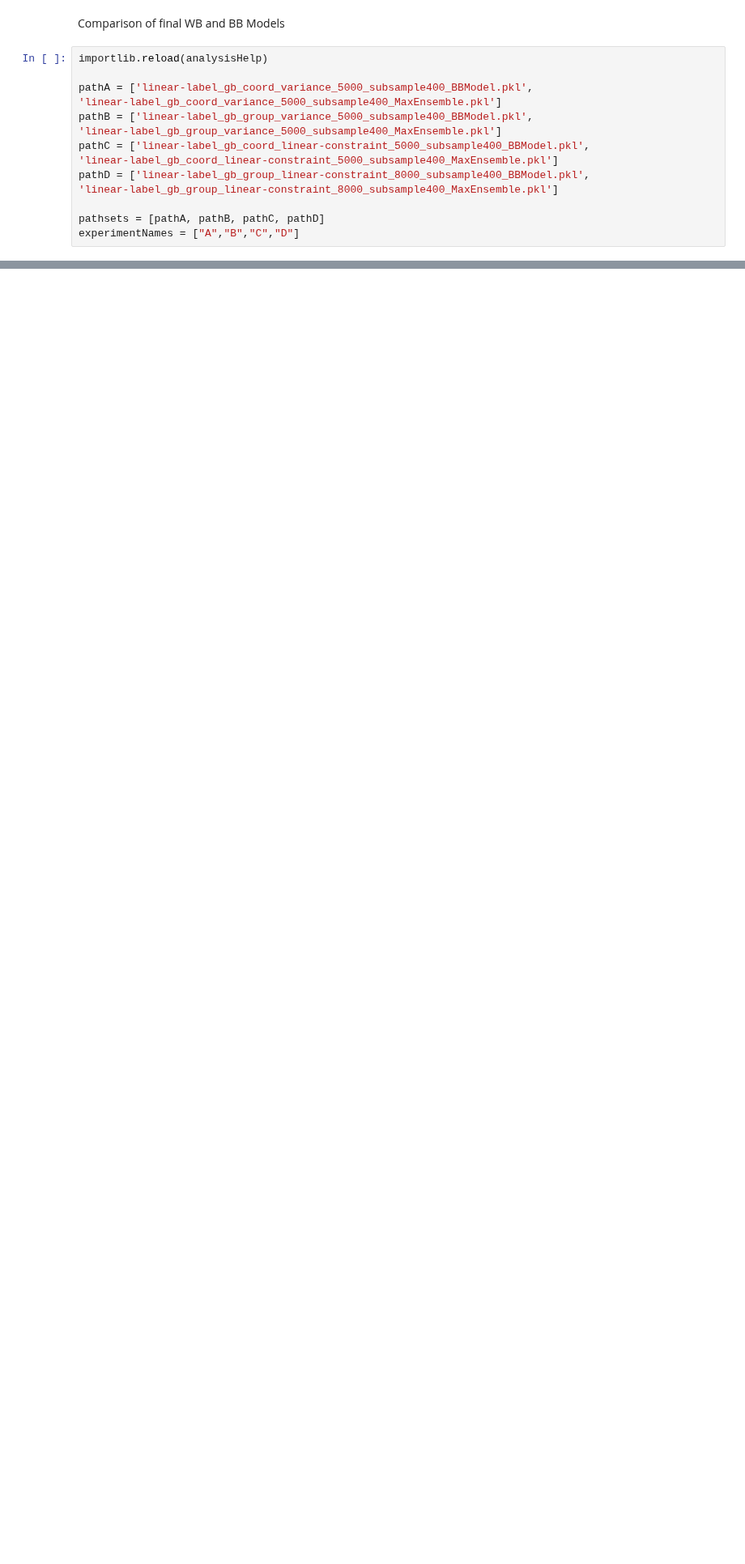
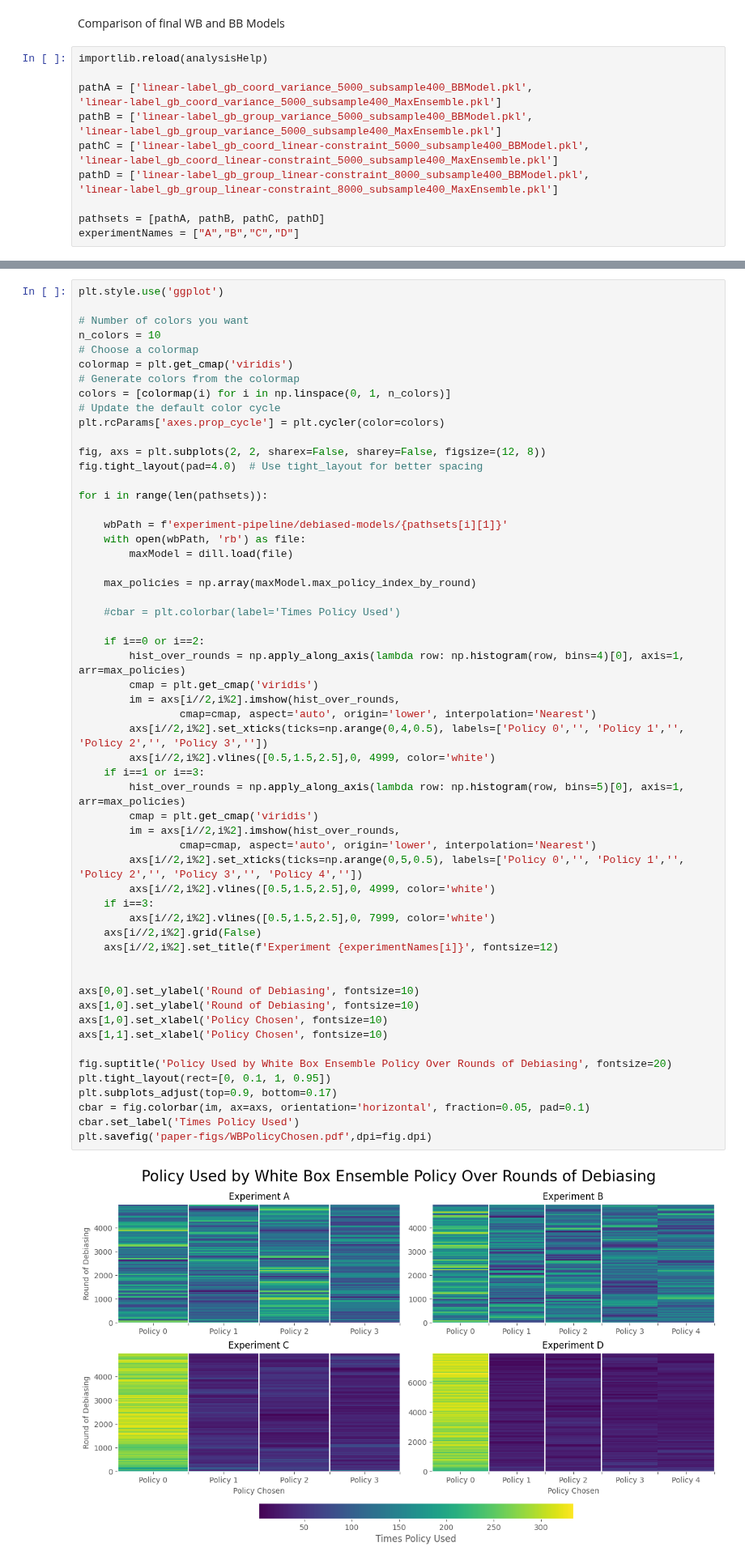
Before and after one commit to globusharris/ensembling-constrained-optimization, a Jupyter notebook: experiments/paper-figs.ipynb, the cells around one changed output, grey strips where cells are left out. Shown at 81% size. Cells and saved outputs as stored; diff of their text form; blank space fills up the shorter version.

```diff
--- a/experiments/paper-figs.ipynb
+++ b/experiments/paper-figs.ipynb
@@ -99,0 +220,58 @@ Comparison of initial and final model performance in sample
+# %%
+plt.style.use('ggplot')
+
+# Number of colors you want
+n_colors = 10
+# Choose a colormap
+colormap = plt.get_cmap('viridis')
+# Generate colors from the colormap
+colors = [colormap(i) for i in np.linspace(0, 1, n_colors)]
+# Update the default color cycle
+plt.rcParams['axes.prop_cycle'] = plt.cycler(color=colors)
+
+fig, axs = plt.subplots(2, 2, sharex=False, sharey=False, figsize=(12, 8))
+fig.tight_layout(pad=4.0)  # Use tight_layout for better spacing
+
+for i in range(len(pathsets)):
+
+    wbPath = f'experiment-pipeline/debiased-models/{pathsets[i][1]}'
+    with open(wbPath, 'rb') as file:
+        maxModel = dill.load(file)
+
+    max_policies = np.array(maxModel.max_policy_index_by_round)
+
+    #cbar = plt.colorbar(label='Times Policy Used')
+
+    if i==0 or i==2:
+        hist_over_rounds = np.apply_along_axis(lambda row: np.histogram(row, bins=4)[0], axis=1, arr=max_policies)
+        cmap = plt.get_cmap('viridis')
+        im = axs[i//2,i%2].imshow(hist_over_rounds,
+                cmap=cmap, aspect='auto', origin='lower', interpolation='Nearest')
+        axs[i//2,i%2].set_xticks(ticks=np.arange(0,4,0.5), labels=['Policy 0','', 'Policy 1','', 'Policy 2','', 'Policy 3',''])
+        axs[i//2,i%2].vlines([0.5,1.5,2.5],0, 4999, color='white')
+    if i==1 or i==3:
+        hist_over_rounds = np.apply_along_axis(lambda row: np.histogram(row, bins=5)[0], axis=1, arr=max_policies)
+        cmap = plt.get_cmap('viridis')
+        im = axs[i//2,i%2].imshow(hist_over_rounds,
+                cmap=cmap, aspect='auto', origin='lower', interpolation='Nearest')
+        axs[i//2,i%2].set_xticks(ticks=np.arange(0,5,0.5), labels=['Policy 0','', 'Policy 1','', 'Policy 2','', 'Policy 3','', 'Policy 4',''])
+        axs[i//2,i%2].vlines([0.5,1.5,2.5],0, 4999, color='white')
+    if i==3:
+        axs[i//2,i%2].vlines([0.5,1.5,2.5],0, 7999, color='white')
+    axs[i//2,i%2].grid(False)
+    axs[i//2,i%2].set_title(f'Experiment {experimentNames[i]}', fontsize=12)
+
+
+axs[0,0].set_ylabel('Round of Debiasing', fontsize=10)
+axs[1,0].set_ylabel('Round of Debiasing', fontsize=10)
+axs[1,0].set_xlabel('Policy Chosen', fontsize=10)
+axs[1,1].set_xlabel('Policy Chosen', fontsize=10)
+
+fig.suptitle('Policy Used by White Box Ensemble Policy Over Rounds of Debiasing', fontsize=20)
+plt.tight_layout(rect=[0, 0.1, 1, 0.95])
+plt.subplots_adjust(top=0.9, bottom=0.17)
+cbar = fig.colorbar(im, ax=axs, orientation='horizontal', fraction=0.05, pad=0.1)
+cbar.set_label('Times Policy Used')
+plt.savefig('paper-figs/WBPolicyChosen.pdf',dpi=fig.dpi)
+# %% [output]
+[figure, added]
```
Also changed, not shown: parts of 23 cells of this notebook.
